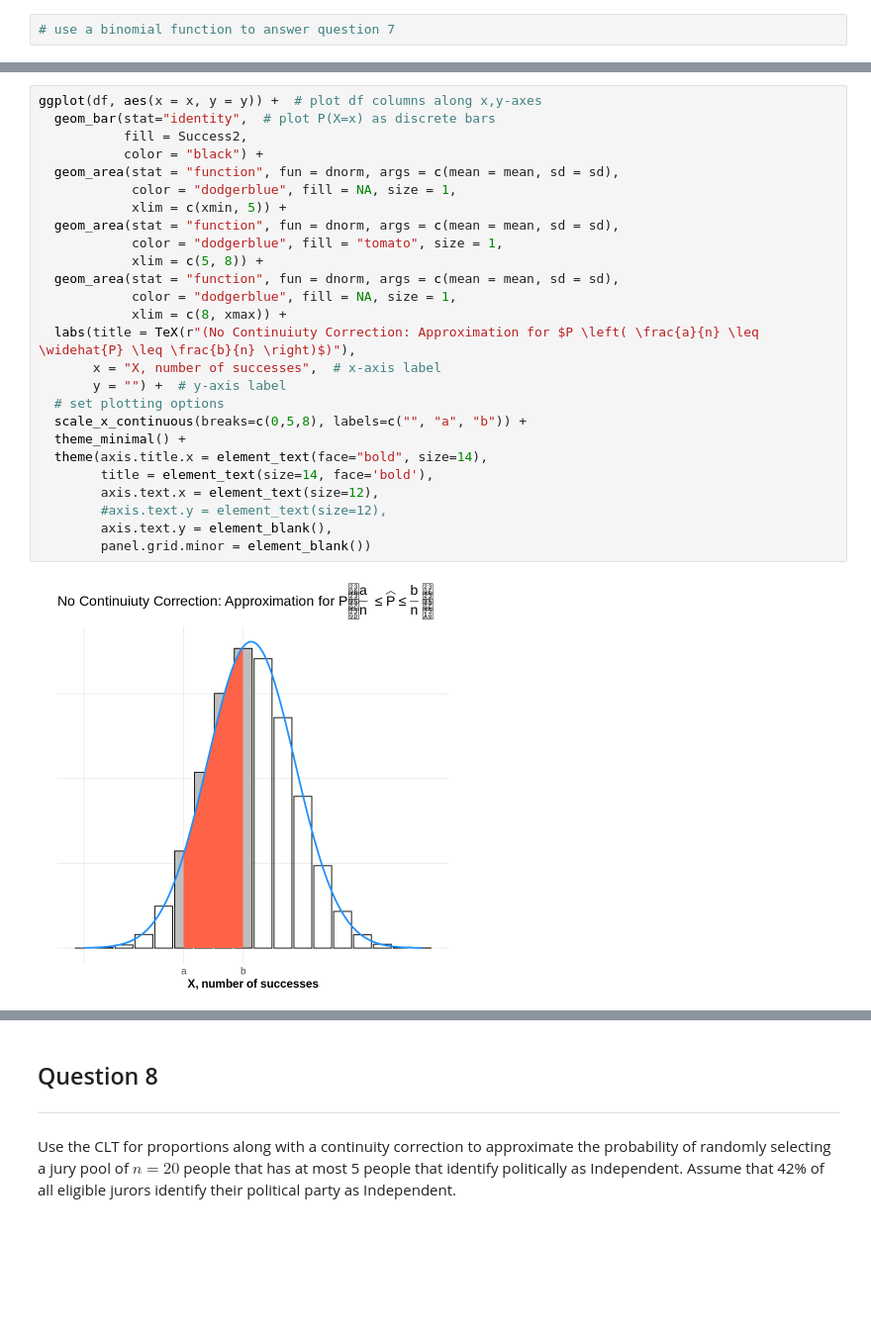
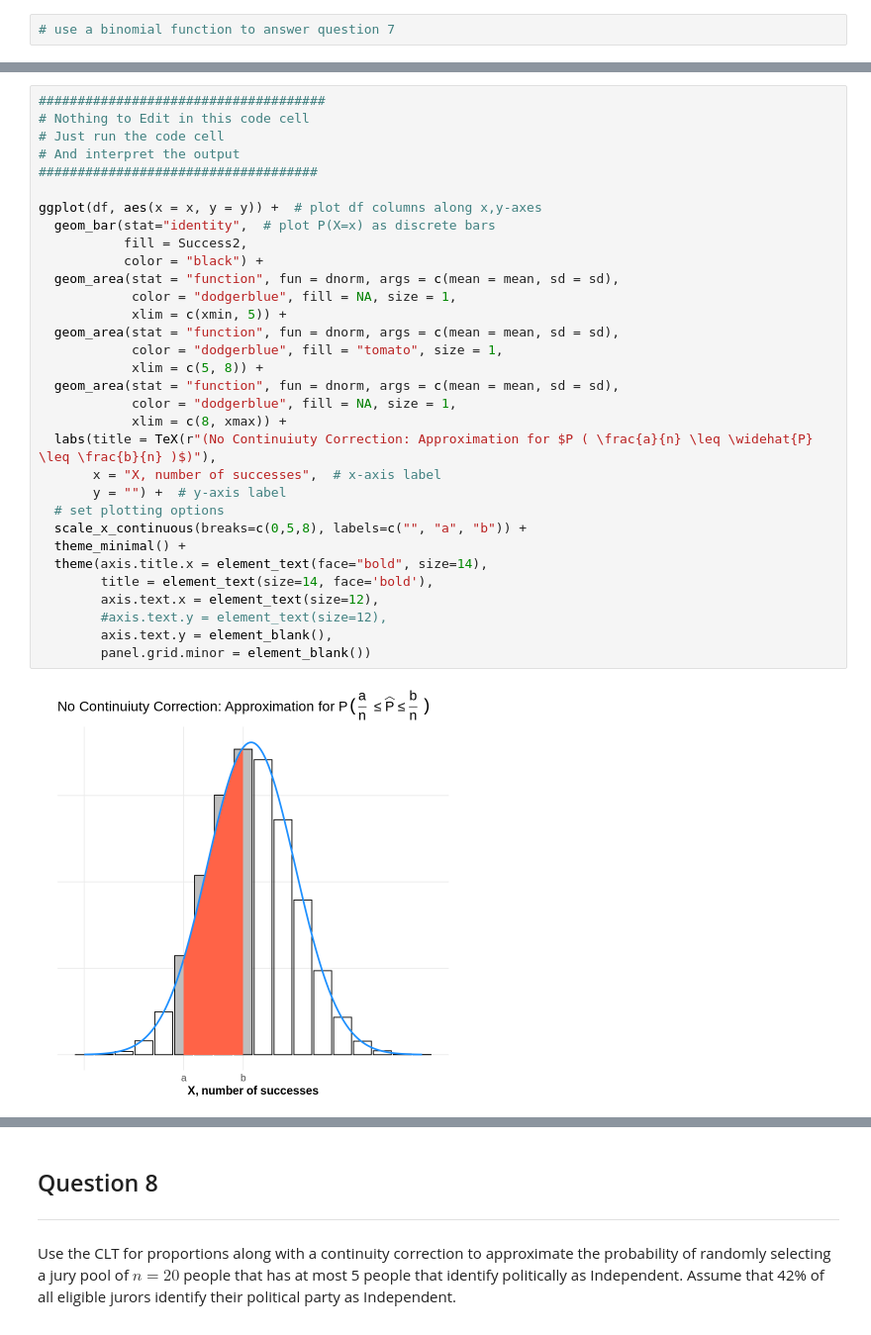
Before and after one commit to CU-Denver-MathStats-OER/Statistical-Theory, a Jupyter notebook: Chap3/11-Sampling-Dist-Prop.ipynb, the cells around one changed output, grey strips where cells are left out. Shown at 99% size. Drawn from its saved outputs; the diff is of its cells as text; blank space fills up the shorter version.

Commit message:
Up to correction section

```diff
--- a/Chap3/11-Sampling-Dist-Prop.ipynb
+++ b/Chap3/11-Sampling-Dist-Prop.ipynb
@@ -692,33 +693,39 @@ that is shaded in red below**</font>. Notice there is gray shaded area
 under the binomial distribution that is missing from the shaded region
 under the normal distribution.
 # %%
+#####################################
+# Nothing to Edit in this code cell
+# Just run the code cell
+# And interpret the output
+####################################
+
 ggplot(df, aes(x = x, y = y)) +  # plot df columns along x,y-axes
   geom_bar(stat="identity",  # plot P(X=x) as discrete bars
            fill = Success2,
            color = "black") +
   geom_area(stat = "function", fun = dnorm, args = c(mean = mean, sd = sd),
             color = "dodgerblue", fill = NA, size = 1,
             xlim = c(xmin, 5)) +
   geom_area(stat = "function", fun = dnorm, args = c(mean = mean, sd = sd),
             color = "dodgerblue", fill = "tomato", size = 1,
             xlim = c(5, 8)) +
   geom_area(stat = "function", fun = dnorm, args = c(mean = mean, sd = sd),
             color = "dodgerblue", fill = NA, size = 1,
             xlim = c(8, xmax)) +
-  labs(title = TeX(r"(No Continuiuty Correction: Approximation for $P \left( \frac{a}{n} \leq \widehat{P} \leq \frac{b}{n} \right)$)"),
+  labs(title = TeX(r"(No Continuiuty Correction: Approximation for $P ( \frac{a}{n} \leq \widehat{P} \leq \frac{b}{n} )$)"),
        x = "X, number of successes",  # x-axis label
        y = "") +  # y-axis label
   # set plotting options
   scale_x_continuous(breaks=c(0,5,8), labels=c("", "a", "b")) +
   theme_minimal() +
   theme(axis.title.x = element_text(face="bold", size=14),
         title = element_text(size=14, face='bold'),
         axis.text.x = element_text(size=12),
         #axis.text.y = element_text(size=12),
         axis.text.y = element_blank(),
         panel.grid.minor = element_blank())
 # %% [output]
-[figure, old version]
+[figure, new version]
 # %% [markdown]
 ## <a name="11">Plot of Normal Approximation With a Continuity Correction</a>
 
```
Also changed, not shown: parts of 13 cells of this notebook.
